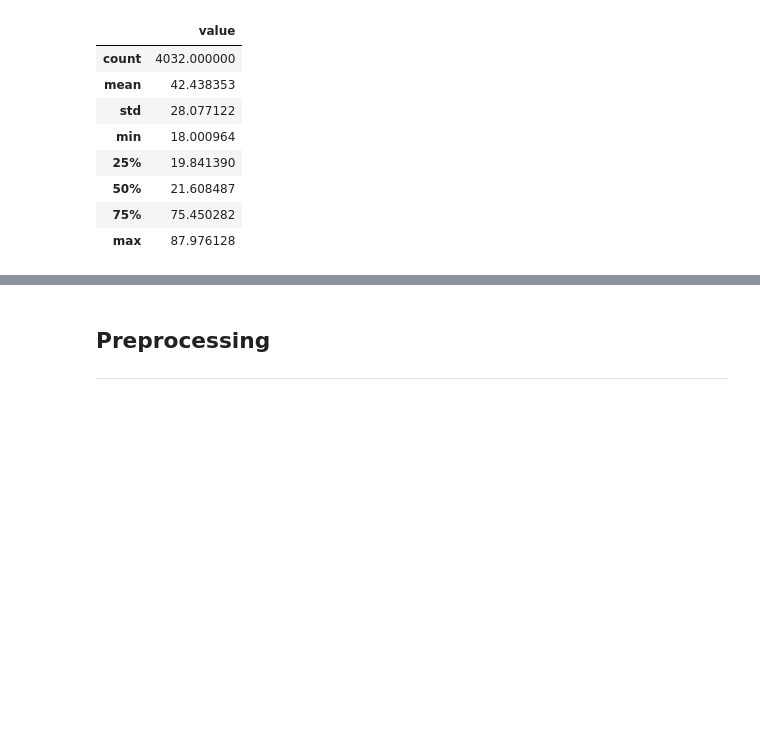
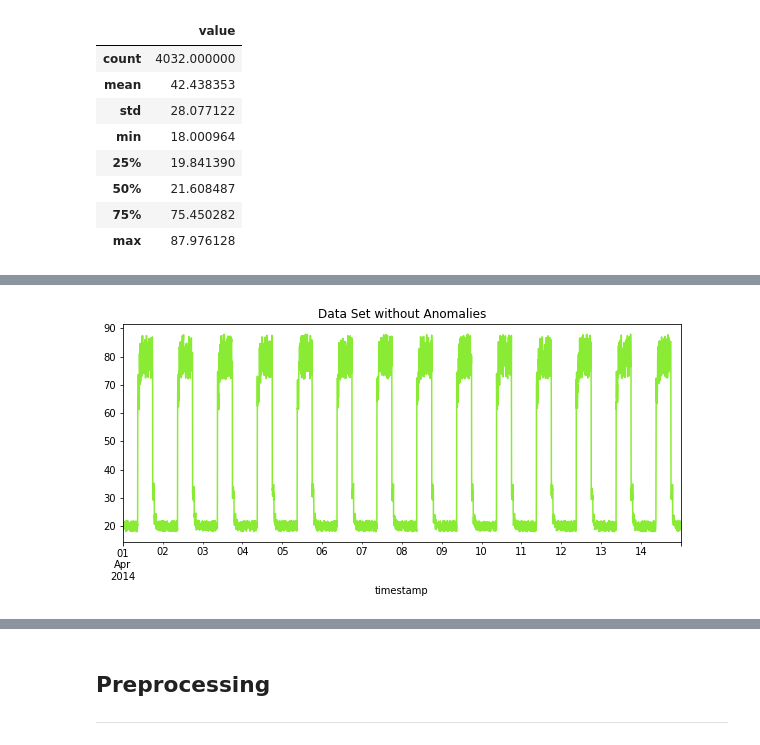
Before and after one commit to katemcg93/ML_Stats, a Jupyter notebook: Topic 5 - Keras Time Series Anomaly Detection.ipynb, the cells around one changed output, grey strips where cells are left out. Saved outputs shown, nothing was run; the diff lists cells and outputs as text; code cells hidden in the pictures; blank space fills up the shorter version.

```diff
--- a/Topic 5 - Keras Time Series Anomaly Detection.ipynb
+++ b/Topic 5 - Keras Time Series Anomaly Detection.ipynb
@@ -153,3 +182,11 @@ df_small_noise.shape
+# %%
+fig, ax = plt.subplots(figsize=(10,4))
+
+# Use pandas to plot data frame.
+df_small_noise.plot(legend=False, ax=ax, color="#89eb34");
+ax.set_title("Data Set without Anomalies");
+# %% [output]
+[figure, added]
 # %%
 #
 fig, ax = plt.subplots(figsize=(10,4))
```
Also changed, not shown: parts of 36 cells of this notebook.
